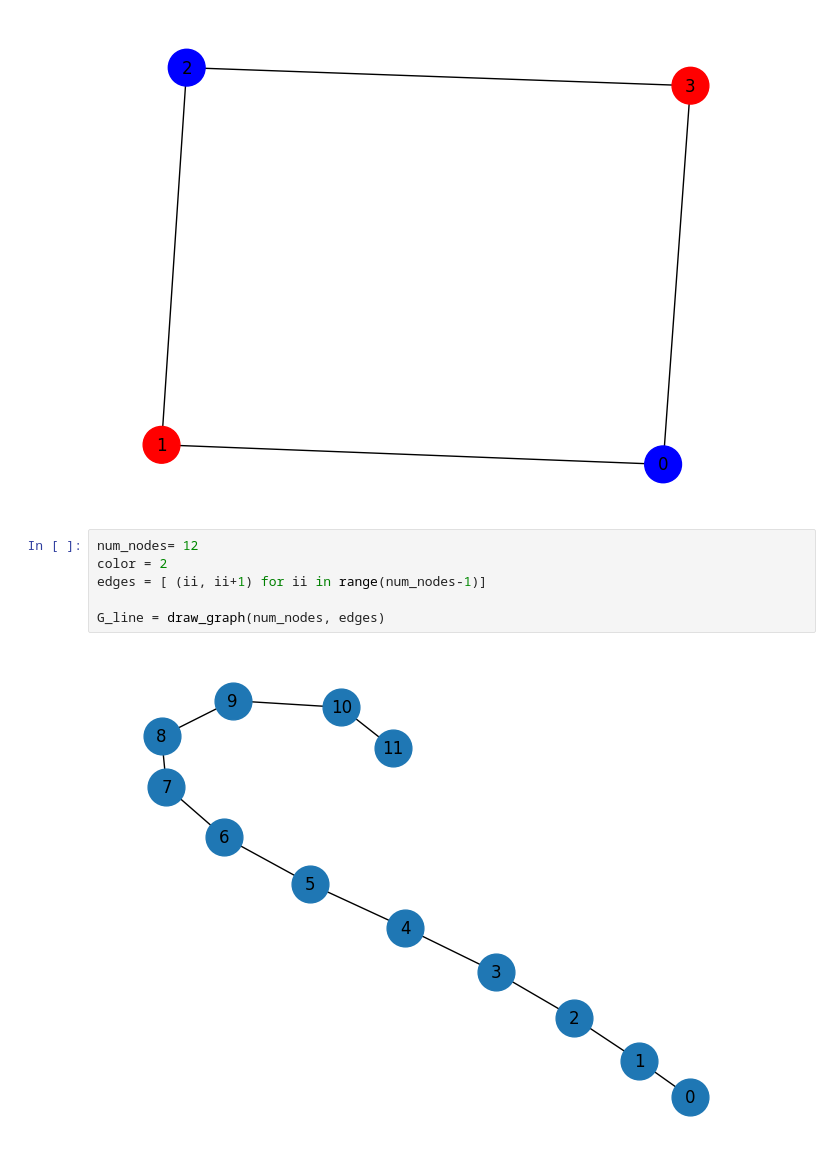
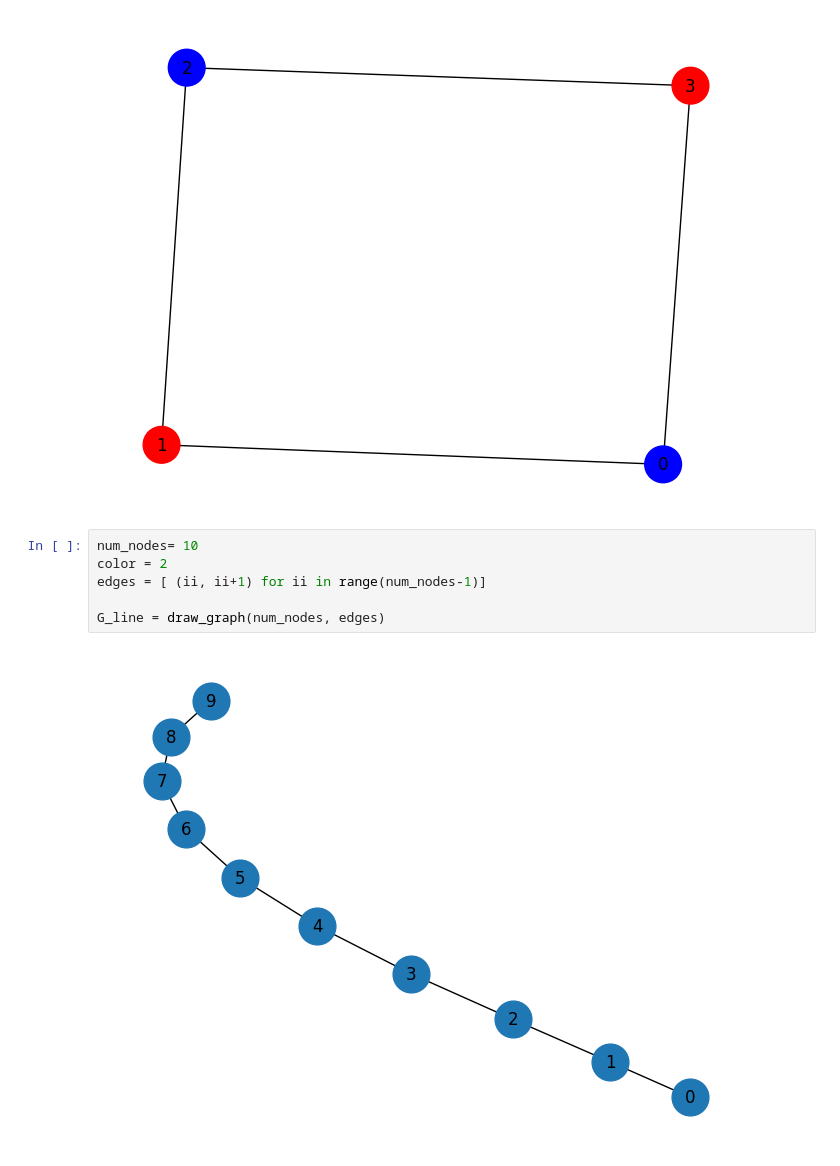
Before and after one commit to Khadijah-Trawally/QuantumGraphColoring, a Jupyter notebook: test_graph_coloring_hamiltonian.ipynb, the cells around one changed output. Drawn from its saved outputs; the diff is of its cells as text.

```diff
--- a/test_graph_coloring_hamiltonian.ipynb
+++ b/test_graph_coloring_hamiltonian.ipynb
@@ -413,13 +403,13 @@ if __name__ == '__main__':
 bit strings values of sigma_z at each site: [1. 0. 1. 0.]
 [figure]
 # %%
-num_nodes= 12
+num_nodes= 10
 color = 2
 edges = [ (ii, ii+1) for ii in range(num_nodes-1)]
 
 G_line = draw_graph(num_nodes, edges)
 # %% [output]
-[figure, old version]
+[figure, new version]
 # %%
 
 if __name__ == '__main__':
```
Also changed, not shown: parts of 11 cells of this notebook.
